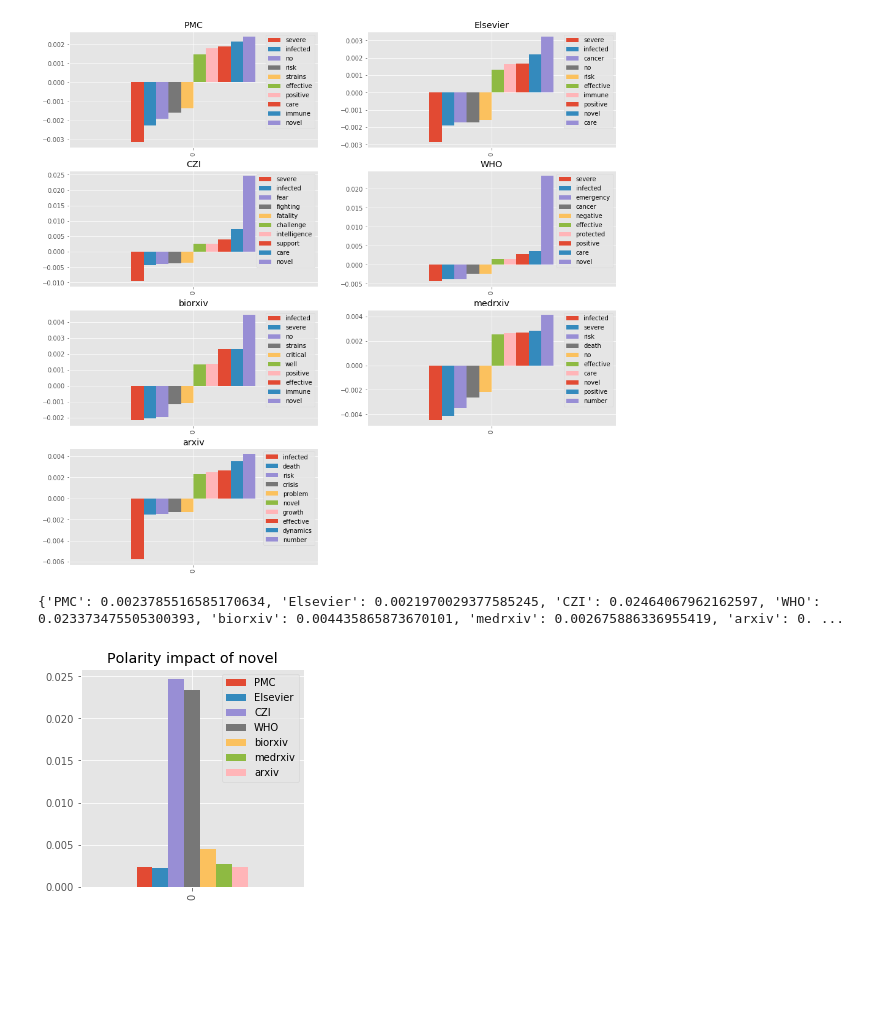
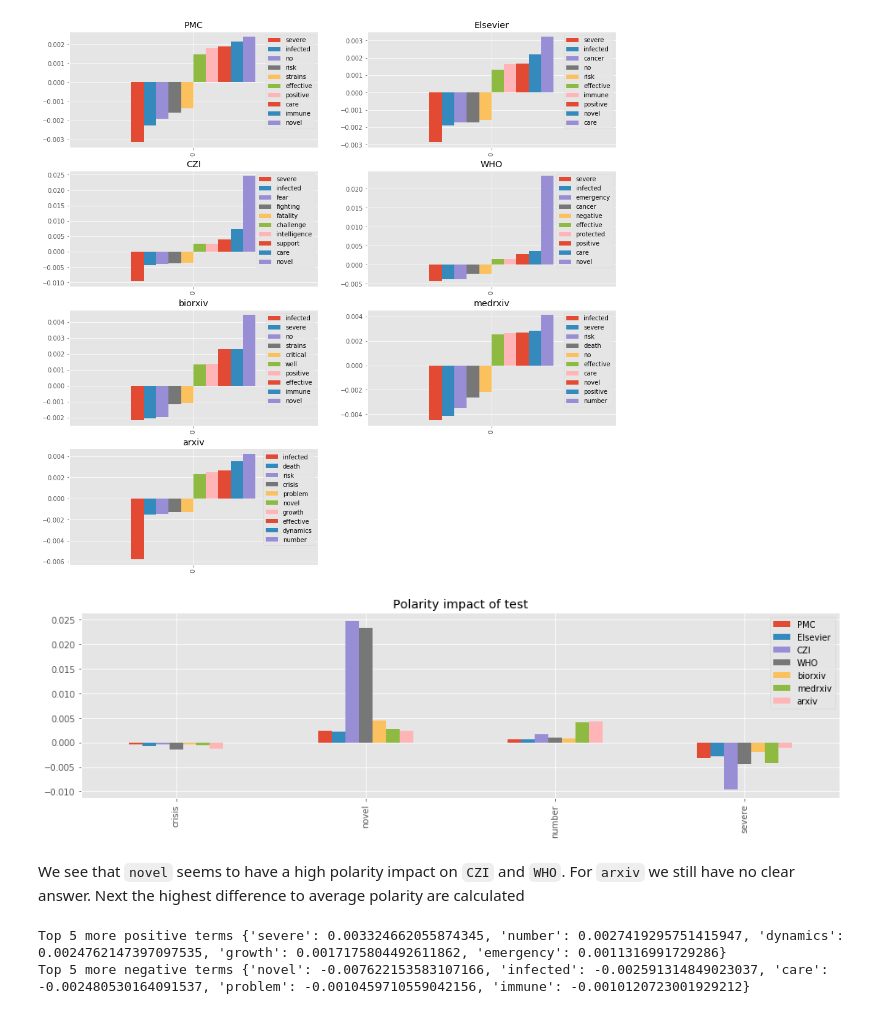
Before and after one commit to freecraver/cord-19-analysis, a Jupyter notebook: clustering/sentiment_impact.ipynb, the cells around one changed output. Saved outputs shown, nothing was run; the diff lists cells and outputs as text; code cells hidden in the pictures; blank space fills up the shorter version.

```diff
--- a/clustering/sentiment_impact.ipynb
+++ b/clustering/sentiment_impact.ipynb
@@ -186,12 +189,14 @@ for i, source in enumerate(sources):
 # %% [output]
 [figure]
 # %%
-def show_term_impact(term):
-    source_map = {source:source_term_maps[source].get(term,0) for source in sources}
-    print(source_map)
-    pd.DataFrame(source_map, index=[0]).plot(kind='bar', title=f'Polarity impact of {term}', figsize=(4,4))
+def show_term_impact(term_lst):
+    ts_map = dict()
+    for source in sources:
+        ts_map[source] = {term:source_term_maps[source].get(term,0) for term in term_lst}
+    pd.DataFrame(ts_map).plot(kind='bar', title=f'Polarity impact of {term}', figsize=(4*min([len(term_lst),4]),4))
 # %%
-show_term_impact('novel')
+show_term_impact(['novel', 'number', 'severe', 'crisis'])
 # %% [output]
-{'PMC': 0.0023785516585170634, 'Elsevier': 0.0021970029377585245, 'CZI': 0.02464067962162597, 'WHO': 0.023373475505300393, 'biorxiv': 0.004435865873670101, 'medrxiv': 0.002675886336955419, 'arxiv': 0. ...
-[figure, old version]
+[figure, new version]
+# %% [markdown]
+We see that `novel` seems to have a high polarity impact on `CZI` and `WHO`. For `arxiv` we still have no clear answer. Next the highest difference to average polarity are calculated
@@ -197,0 +212,8 @@ show_term_impact('novel')
+# %%
+arxiv_pol_difs = get_polarity_diff_map('arxiv')
+sorted_keys = sorted(arxiv_pol_difs, key=arxiv_pol_difs.get)
+print("Top 5 more positive terms", {k:arxiv_pol_difs[k] for k in reversed(sorted_keys[-5:])})
+print("Top 5 more negative terms", {k:arxiv_pol_difs[k] for k in sorted_keys[:5]})
+# %% [output]
+Top 5 more positive terms {'severe': 0.003324662055874345, 'number': 0.0027419295751415947, 'dynamics': 0.0024762147397097535, 'growth': 0.0017175804492611862, 'emergency': 0.0011316991729286}
+Top 5 more negative terms {'novel': -0.007622153583107166, 'infected': -0.002591314849023037, 'care': -0.002480530164091537, 'problem': -0.0010459710559042156, 'immune': -0.0010120723001929212}
```
Also changed, not shown: parts of 34 cells of this notebook.
